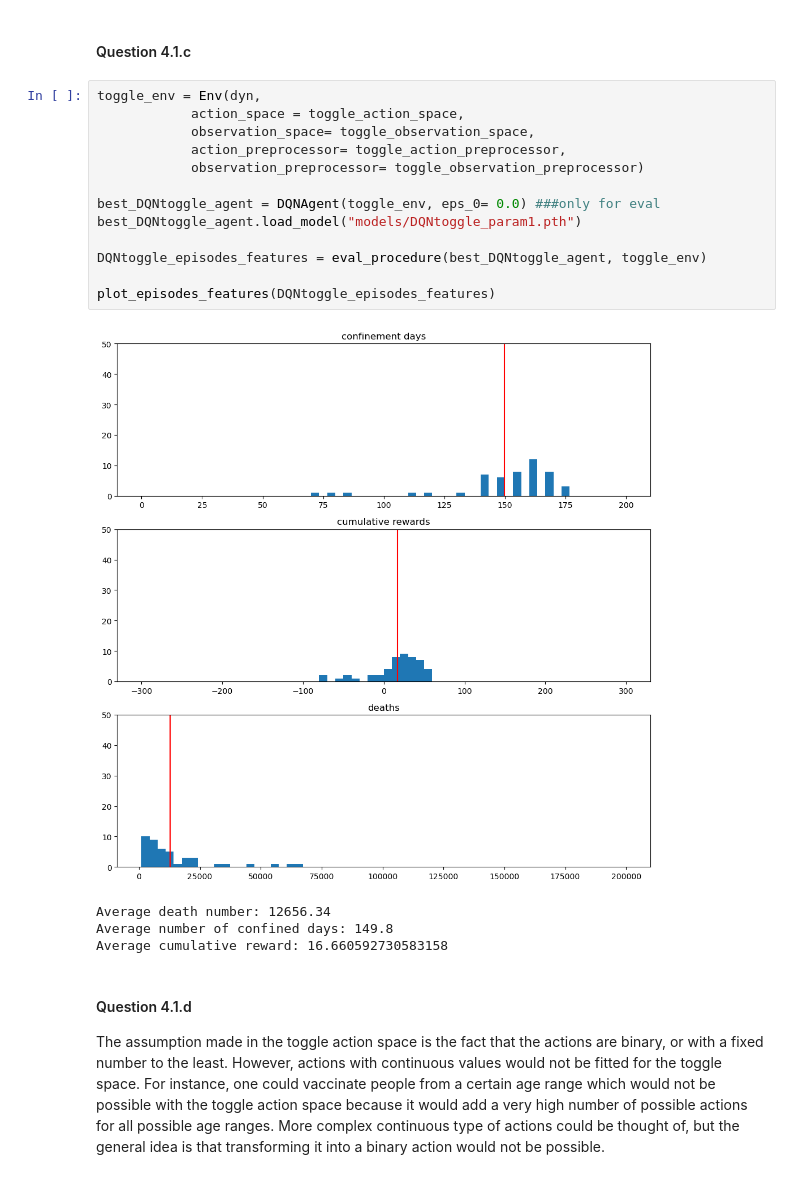
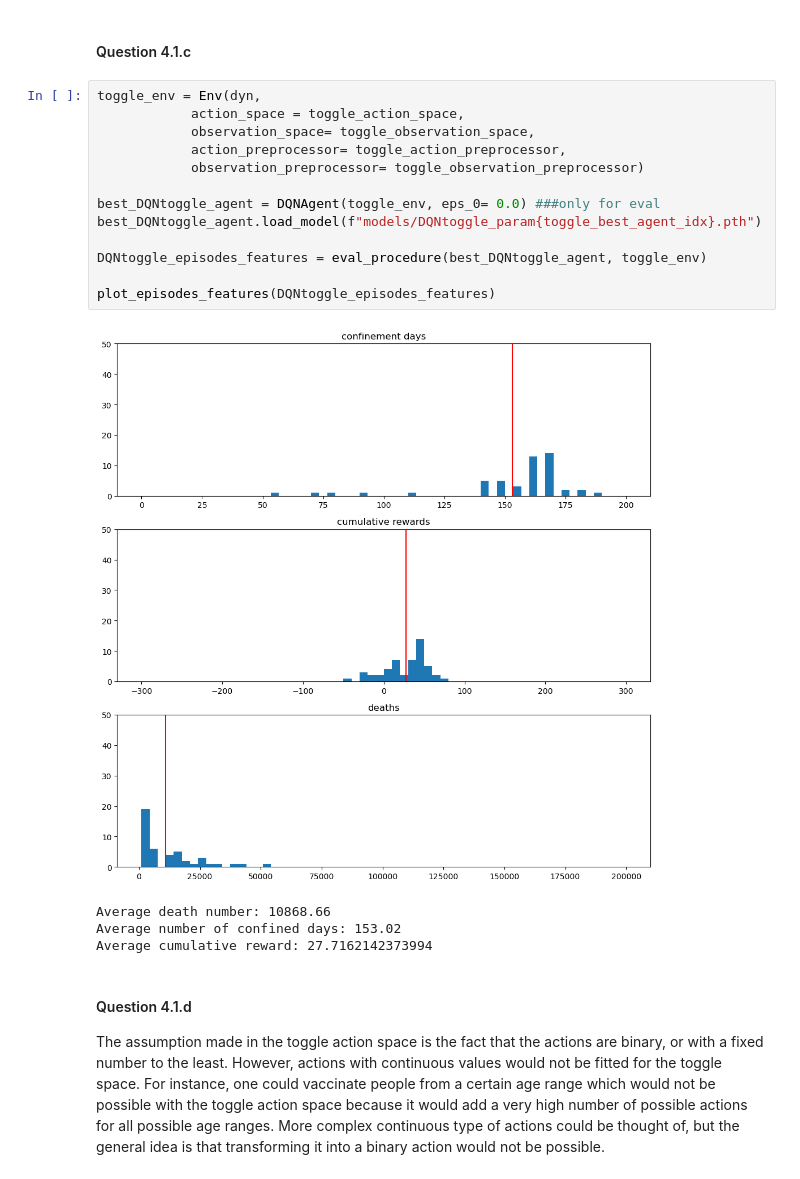
Before and after one commit to paulblgr/Miniproject-ANN, a Jupyter notebook: final_notebook.ipynb, the cells around one changed output. Saved outputs shown, nothing was run; the diff lists cells and outputs as text.

```diff
--- a/final_notebook.ipynb
+++ b/final_notebook.ipynb
@@ -776,21 +768,21 @@ plot_episode(three_episodes[1][0], dyn, True)
 # %%
 toggle_env = Env(dyn,
             action_space = toggle_action_space,
             observation_space= toggle_observation_space,
             action_preprocessor= toggle_action_preprocessor,
             observation_preprocessor= toggle_observation_preprocessor)
 
 best_DQNtoggle_agent = DQNAgent(toggle_env, eps_0= 0.0) ###only for eval
-best_DQNtoggle_agent.load_model("models/DQNtoggle_param1.pth")
+best_DQNtoggle_agent.load_model(f"models/DQNtoggle_param{toggle_best_agent_idx}.pth")
 
 DQNtoggle_episodes_features = eval_procedure(best_DQNtoggle_agent, toggle_env)
 
 plot_episodes_features(DQNtoggle_episodes_features)
 # %% [output]
-[figure, old version]
+[figure, new version]
-Average death number: 12656.34
-Average number of confined days: 149.8
-Average cumulative reward: 16.660592730583158
+Average death number: 10868.66
+Average number of confined days: 153.02
+Average cumulative reward: 27.7162142373994
 # %% [markdown]
 #### Question 4.1.d
 The assumption made in the toggle action space is the fact that the actions are binary, or with a fixed number to the least. However, actions with continuous values would not be fitted for the toggle space. For instance, one could vaccinate people from a certain age range which would not be possible with the toggle action space because it would add a very high number of possible actions for all possible age ranges. More complex continuous type of actions could be thought of, but the general idea is that transforming it into a binary action would not be possible.
```
Also changed, not shown: parts of 17 cells of this notebook, 5 other files.
